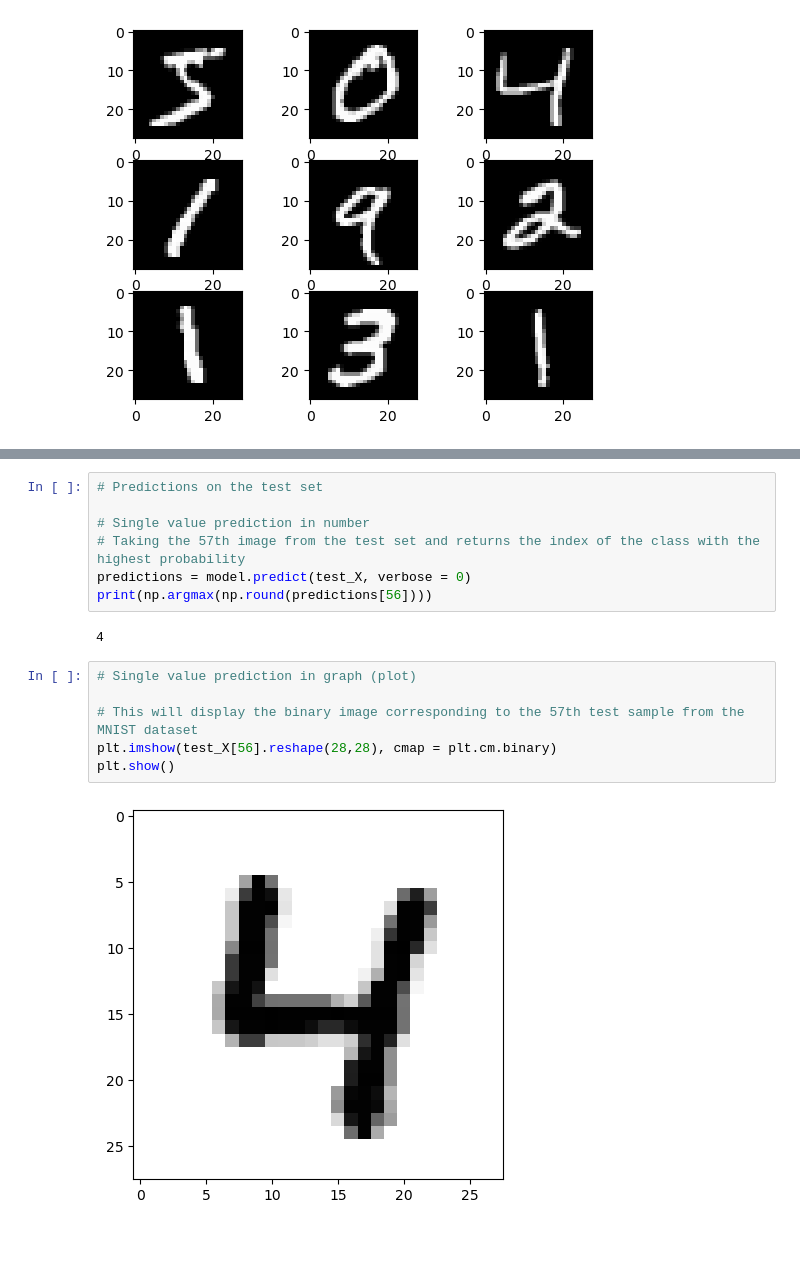
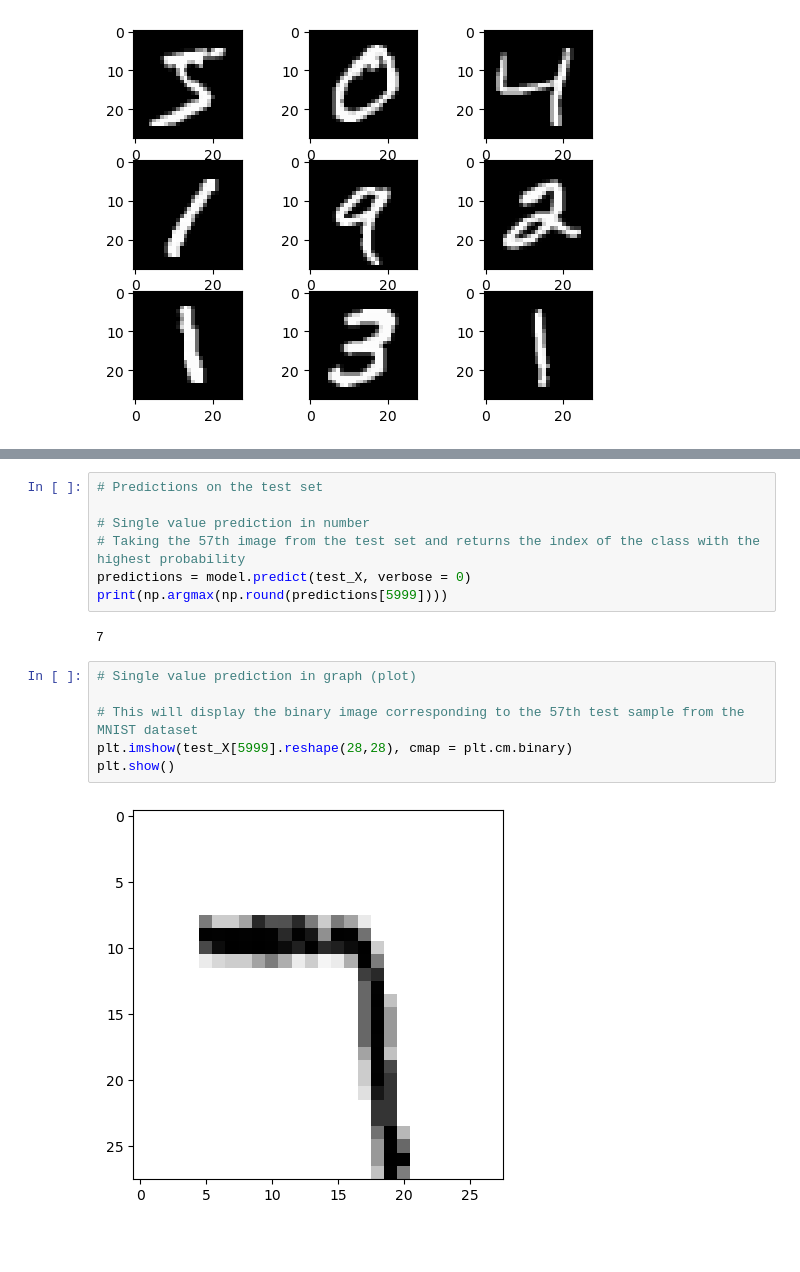
Before and after one commit to UzairNaeem3/PF_Training, a Jupyter notebook: Deep_Learning/CNN_MNIST_Dataset.ipynb, the cells around one changed output, grey strips where cells are left out. Cells and saved outputs as stored; diff of their text form.

```diff
--- a/Deep_Learning/CNN_MNIST_Dataset.ipynb
+++ b/Deep_Learning/CNN_MNIST_Dataset.ipynb
@@ -113,17 +114,17 @@ accuracy =  0.9919000267982483
 # Single value prediction in number
 # Taking the 57th image from the test set and returns the index of the class with the highest probability
 predictions = model.predict(test_X, verbose = 0)
-print(np.argmax(np.round(predictions[56])))
+print(np.argmax(np.round(predictions[5999])))
 # %% [output]
-4
+7
 # %%
 # Single value prediction in graph (plot)
 
 # This will display the binary image corresponding to the 57th test sample from the MNIST dataset
-plt.imshow(test_X[56].reshape(28,28), cmap = plt.cm.binary)
+plt.imshow(test_X[5999].reshape(28,28), cmap = plt.cm.binary)
 plt.show()
 # %% [output]
-[figure, old version]
+[figure, new version]
 # %% [markdown]
 #
 # %% [markdown]
```
Also changed, not shown: parts of 2 cells of this notebook.
